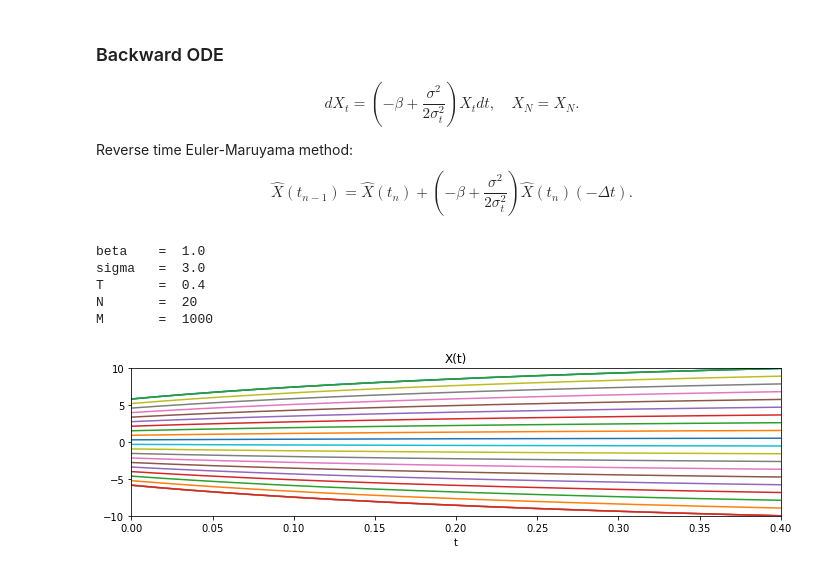
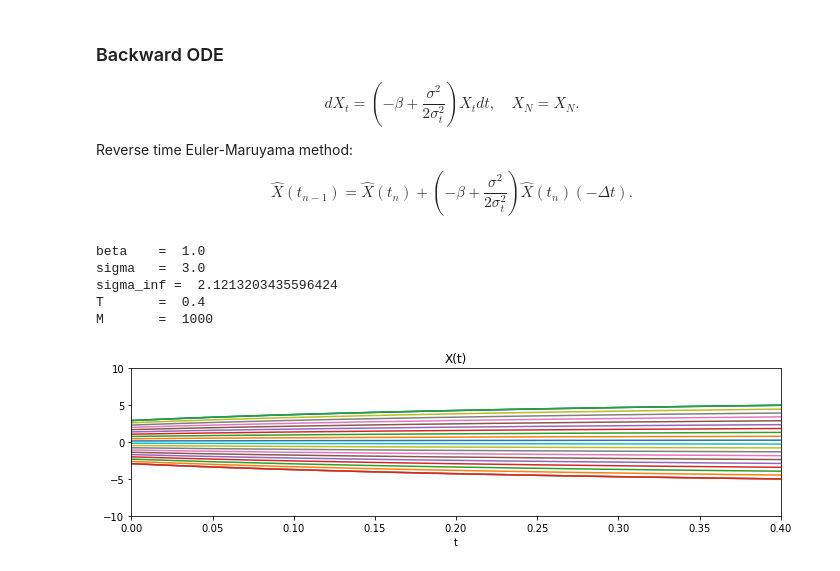
Before and after one commit to teshenglin/computational_mathematics, a Jupyter notebook: diffusion_model/Ornstein_Uhlenbeck.ipynb, the cells around one changed output. Saved outputs shown, nothing was run; the diff lists cells and outputs as text; code cells hidden in the pictures.

```diff
--- a/diffusion_model/Ornstein_Uhlenbeck.ipynb
+++ b/diffusion_model/Ornstein_Uhlenbeck.ipynb
@@ -146,17 +154,16 @@ $$
 # %%
 print('beta    = ', beta)
 print('sigma   = ', sigma)
+print('sigma_inf = ', sigma_inf)
 print('T       = ', T)
-N=20
-print('N       = ', N)
 print('M       = ', M)
 # %% [output]
 beta    =  1.0
 sigma   =  3.0
+sigma_inf =  2.1213203435596424
 T       =  0.4
-N       =  20
 M       =  1000
-# %%
-OU_reverse_ODE(beta, sigma, T, N, M)
-# %% [output]
-[figure, removed]
+# %%
+OU_reverse_ODE(beta, sigma, mu_0, sigma_0, mean_inf, sigma_inf, T, N, M)
+# %% [output]
+[figure, added]
```
Also changed, not shown: parts of 7 cells of this notebook, 2 other files.
